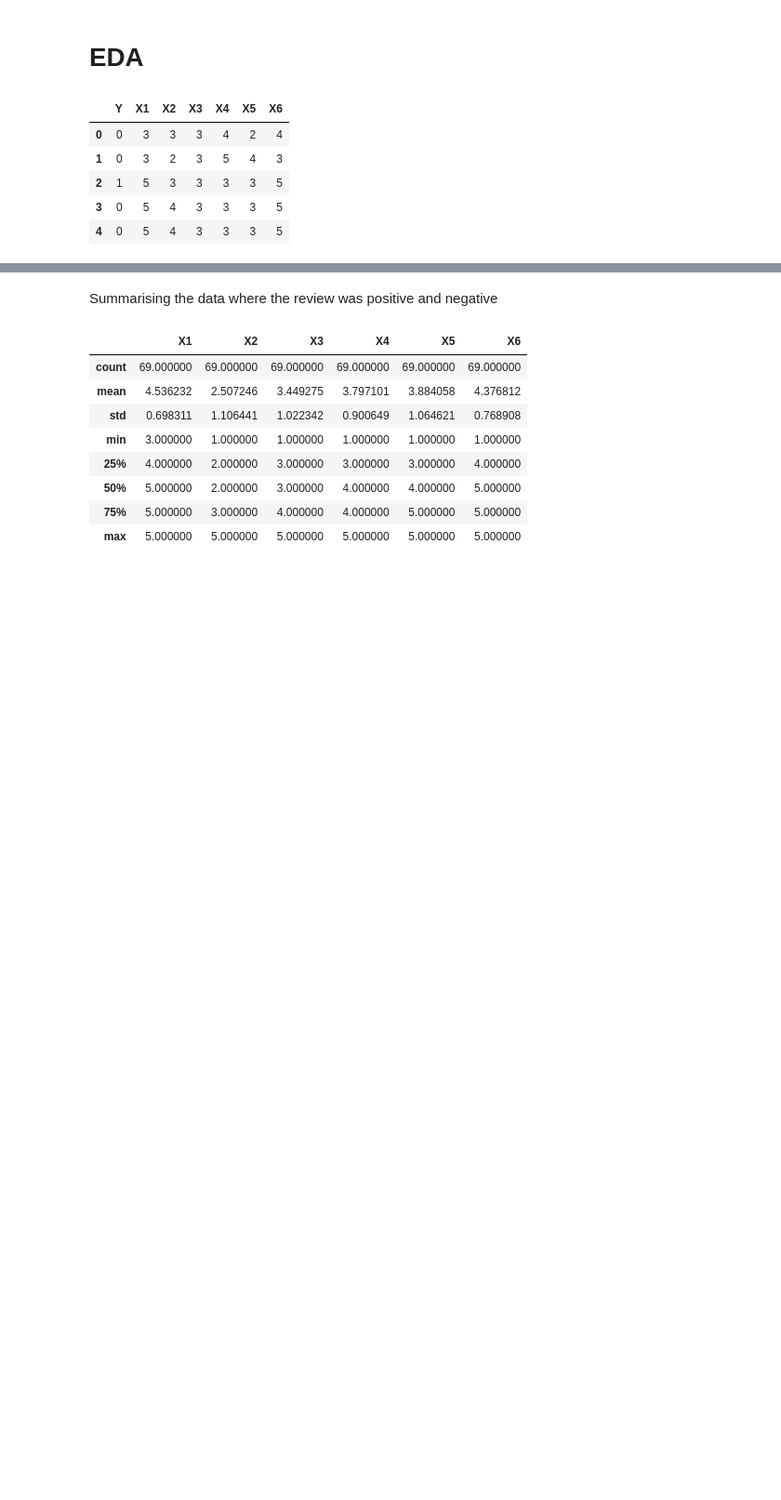
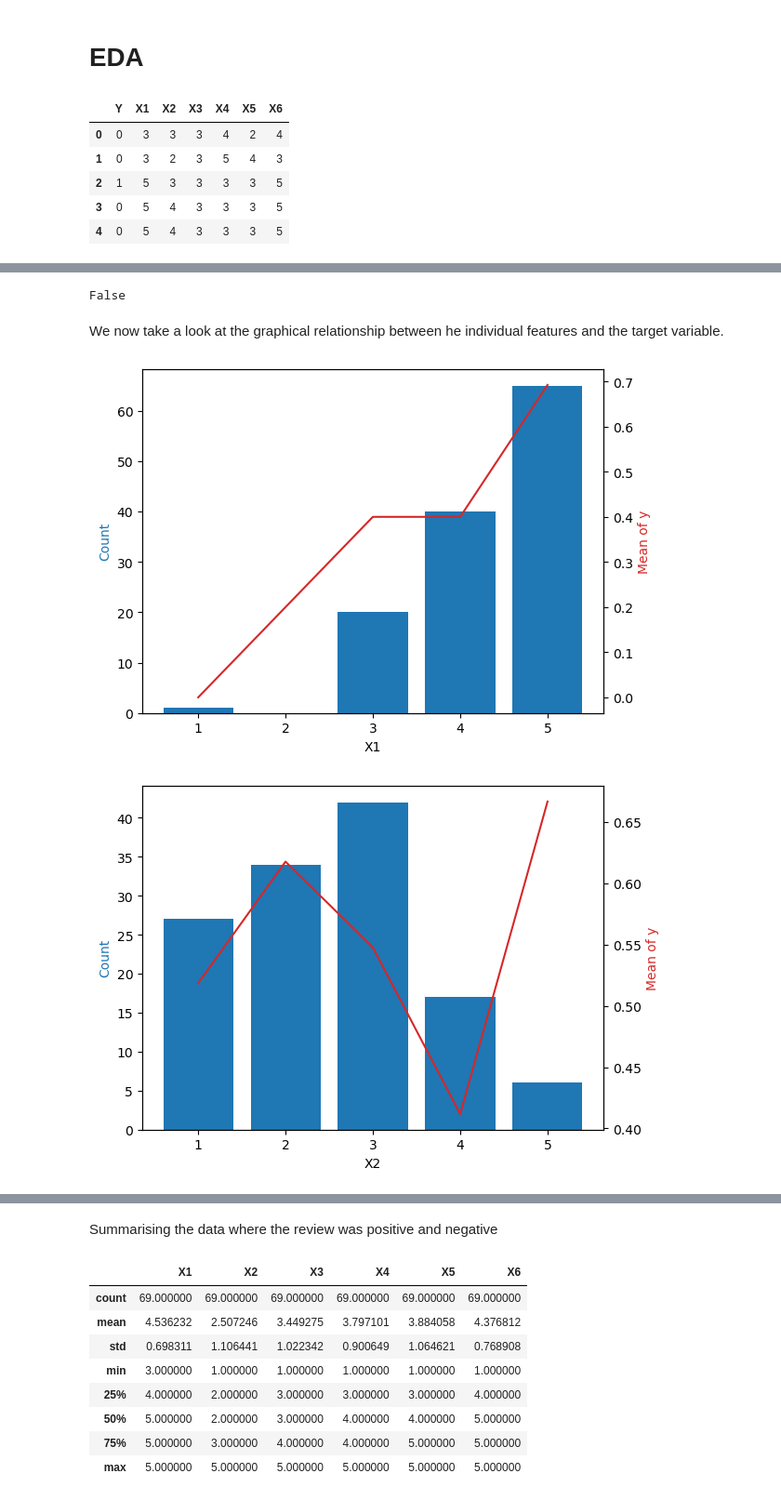
Before and after one commit to digital-monad/SoETVSR9W5AWpXHv, a Jupyter notebook: acme.ipynb, the cells around one changed output, grey strips where cells are left out. Shown: that part at 93% size. Drawn from its saved outputs; the diff is of its cells as text; code cells hidden in the pictures; blank space fills up the shorter version.

```diff
--- a/acme.ipynb
+++ b/acme.ipynb
@@ -33,0 +34,24 @@ Checked that there is no missing or malformed data
+# %%
+# Check for any null values
+df.isnull().any().any()
+# %% [output]
+False
+# %% [markdown]
+We now take a look at the graphical relationship between he individual features and the target variable.
+# %%
+for i in range(1, 7):
+    fig, ax = plt.subplots()
+    var = f"X{i}"
+    xi_avg = df.groupby(var).agg(mean_y=('Y', 'mean'), count_x=(var, 'count'))
+    color = 'tab:blue'
+    ax.set_xlabel(var)
+    ax.set_ylabel('Count', color=color)
+    ax.bar(xi_avg.index, xi_avg.count_x, color=color)
+    ax2 = ax.twinx()
+    color = 'tab:red'
+    ax2.set_ylabel('Mean of y', color=color)
+    ax2.plot(xi_avg.index, xi_avg.mean_y, color=color)
+    plt.show()
+# %% [output]
+[figure, added]
+[figure, added]
```
Also changed, not shown: parts of 15 cells of this notebook.
